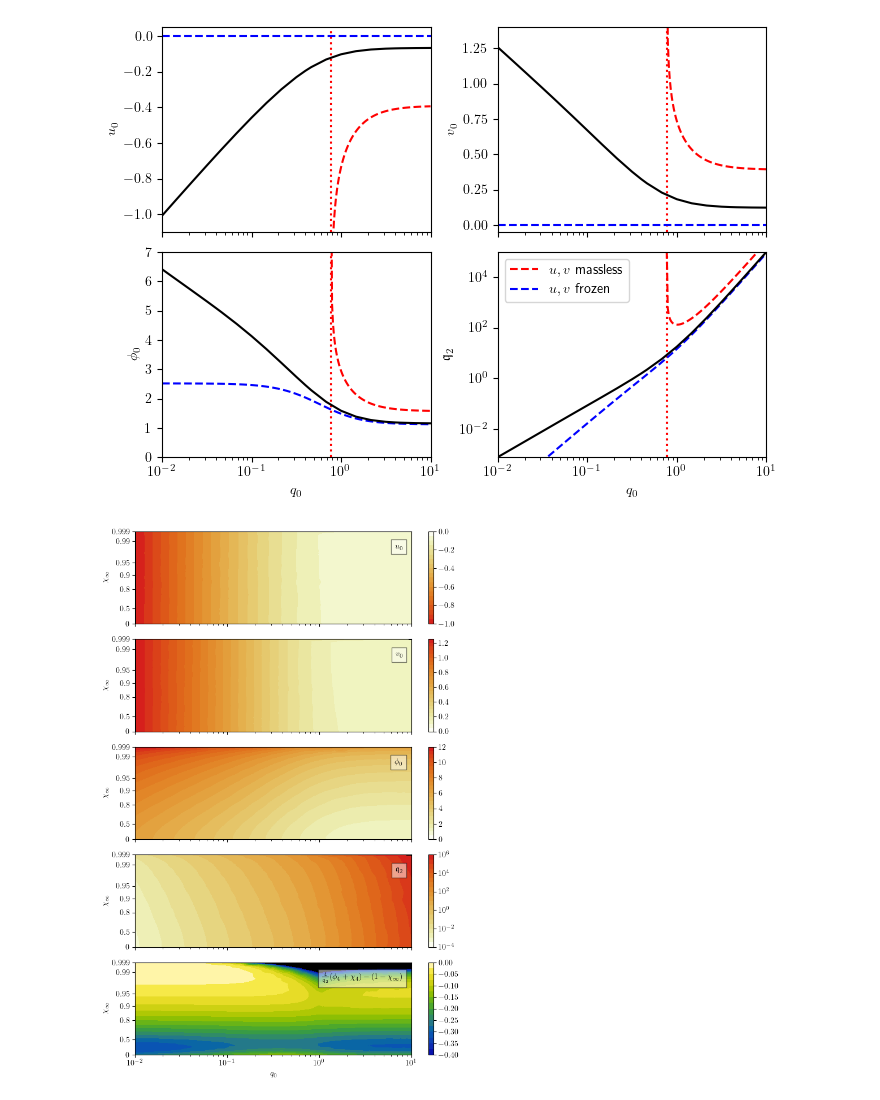
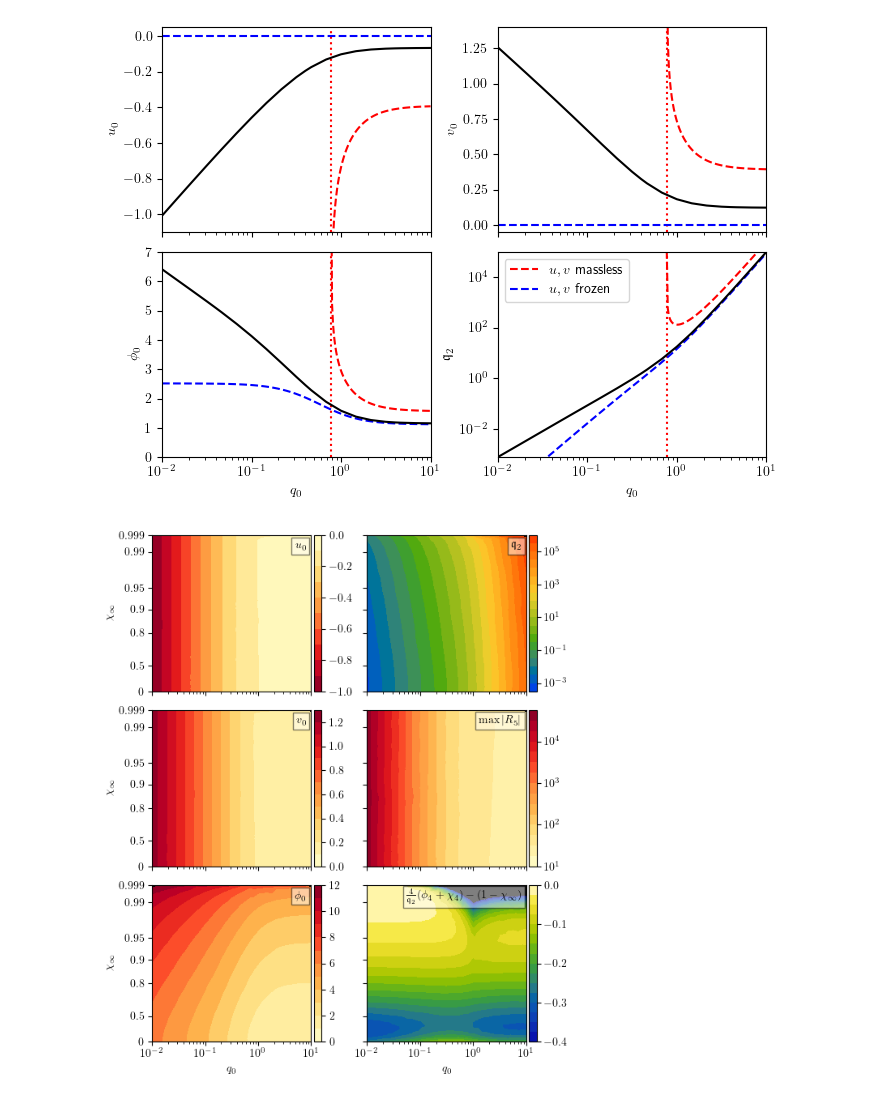
Before and after one commit to gloges/typeII-wormholes, a Jupyter notebook: wormholes.ipynb, the cells around one changed output. Cells and saved outputs as stored; diff of their text form; code cells hidden in the pictures.

Commit message:
Images & added rtol

```diff
--- a/wormholes.ipynb
+++ b/wormholes.ipynb
@@ -573,55 +751,67 @@ tri.x = np.exp(tri.x)
 tri.y = myTransform_inverse(tri.y)
 
 
-fig, axes = plt.subplots(5, 1, figsize=(7,10), sharex=True, sharey=True)
+fig, axes = plt.subplots(3, 2, figsize=(6,7), sharex=True, sharey=True)
 
-for ax in axes:
+for ax in axes.ravel():
     ax.set_facecolor('black')
 
-levels = np.arange(-1, 0.01, 0.05)
-im = axes[0].tricontourf(tri, u0s, levels=levels, cmap=cc.cm['CET_L18_r'])
-plt.colorbar(im, ax=axes[0], ticks=np.arange(-1, 0.01, 0.2))
+pad = 0.015
+fraction = 0.05
 
-levels = np.arange(0, 1.26, 0.05)
-im = axes[1].tricontourf(tri, v0s, levels=levels, cmap=cc.cm['CET_L18'])
-plt.colorbar(im, ax=axes[1], ticks=np.arange(0, 1.26, 0.2))
+levels = np.arange(-1, 0.01, 0.1)
+im = axes[0,0].tricontourf(tri, u0s, levels=levels, cmap='YlOrRd_r')
+plt.colorbar(im, ax=axes[0,0], pad=pad, fraction=fraction, ticks=np.arange(-1, 0.01, 0.2))
 
-levels = np.arange(0, 12.01, 0.5)
-im = axes[2].tricontourf(tri, φ0s, levels=levels, cmap=cc.cm['CET_L18'])
-plt.colorbar(im, ax=axes[2], ticks=np.arange(0, 12.01, 2))
+levels = np.arange(0, 1.31, 0.1)
+im = axes[1,0].tricontourf(tri, v0s, levels=levels, cmap='YlOrRd')
+plt.colorbar(im, ax=axes[1,0], pad=pad, fraction=fraction, ticks=np.arange(0, 1.31, 0.2))
 
-im = axes[3].tricontourf(tri, charge2s, levels=np.geomspace(10**-4, 10**6, 21),
-                         cmap=cc.cm['CET_L18'], norm=colors.LogNorm())
-exponents = np.arange(-4, 6.01, 2)
+levels = np.arange(0, 12.01, 1)
+im = axes[2,0].tricontourf(tri, φ0s, levels=levels, cmap='YlOrRd')
+plt.colorbar(im, ax=axes[2,0], pad=pad, fraction=fraction, ticks=np.arange(0, 12.01, 2))
+
+im = axes[0,1].tricontourf(tri, charge2s, levels=10**np.arange(-3.5, 6.5, 0.5),
+                           cmap=cc.cm['CET_R2'], norm=colors.LogNorm())
+exponents = np.arange(-3, 6.01, 2)
 ticks = 10**exponents
-cbar = plt.colorbar(im, ax=axes[3], ticks=ticks)
+cbar = plt.colorbar(im, ax=axes[0,1], pad=pad, fraction=fraction, ticks=ticks)
+cbar.ax.set_yticklabels(['$10^{' + '{:.0f}'.format(ii) + '}$' for ii in exponents])
+
+im = axes[1,1].tricontourf(tri, -ric5s, levels=10**np.arange(1, 4.76, 0.25),
+                           cmap='YlOrRd', norm=colors.LogNorm())
+exponents = np.arange(1, 4.01, 1)
+ticks = 10**exponents
+cbar = plt.colorbar(im, ax=axes[1,1], pad=pad, fraction=fraction, ticks=ticks)
 cbar.ax.set_yticklabels(['$10^{' + '{:.0f}'.format(ii) + '}$' for ii in exponents])
 
 levels = np.arange(0, -0.41, -0.025)[::-1]
-im = axes[4].tricontourf(tri, bps, levels=levels, cmap=cc.cm['CET_L9'])
-plt.colorbar(im, ax=axes[4])
+im = axes[2,1].tricontourf(tri, bps, levels=levels, cmap=cc.cm['CET_L9'])
+plt.colorbar(im, ax=axes[2,1], pad=pad, fraction=fraction, ticks=np.arange(0, -0.41, -0.1))
 # plt.scatter(q0s, χinfs, color='r', s=1)
 
-labels = ['$u_0$', '$v_0$', '$\phi_0$', '$\mathfrak{q}_2$',
+labels = ['$u_0$', '$v_0$', '$\phi_0$', '$\mathfrak{q}_2$', '$\max|R_5|$',
           '$\\frac{4}{\mathfrak{q}_2}(\phi_4+\chi_4) - (1-\chi_\infty)$']
-for ax, label in zip(axes, labels):
+for ax, label in zip(axes.T.ravel(), labels):
+    ax.text(8, 0.992, label, ha='right',
+            bbox={'boxstyle': 'square', 'alpha': 0.5, 'facecolor': 'w', 'edgecolor': 'k', 'pad': 0.3})
+
+for ax in axes[:, 0]:
     ax.set_ylabel('$\chi_\infty$')
-    ax.text(8, 0.98, label, ha='right',
-            bbox={'boxstyle': 'square', 'alpha': 0.5, 'facecolor': 'w', 'edgecolor': 'k', 'pad': 0.5})
-    # ax.scatter(q0s, χinfs, color='b', s=1)
 
 plt.xscale('log')
-plt.xlabel('$q_0$')
+axes[2,0].set_xlabel('$q_0$')
+axes[2,1].set_xlabel('$q_0$')
 
 plt.yscale('function', functions=(myTransform, myTransform_inverse))
 plt.ylim(0, 0.999)
 yticks = [0, 0.5, 0.8, 0.9, 0.95, 0.99, 0.999]
 plt.yticks(yticks, labels=['${}$'.format(yt) for yt in yticks])
 
 
 plt.tight_layout()
-# plt.subplots_adjust(left=0, right=1, bottom=0, top=1)
+plt.subplots_adjust(hspace=0.12)
 # plt.savefig('images/T11_params_BPS.png', dpi=300)
 plt.show()
 # %% [output]
-[figure, old version]
+[figure, new version]
```
Also changed, not shown: parts of 12 cells of this notebook, 7 other files.
